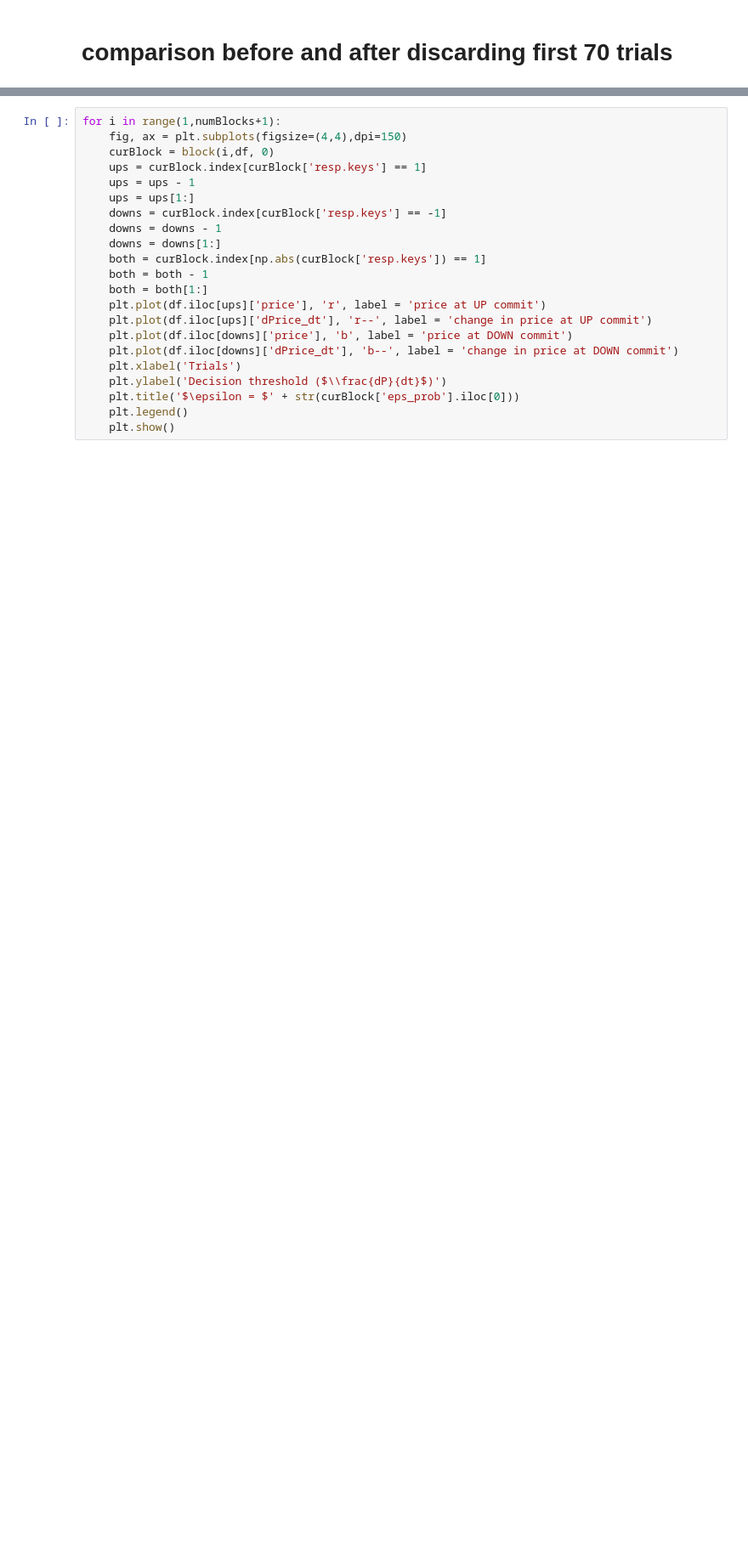
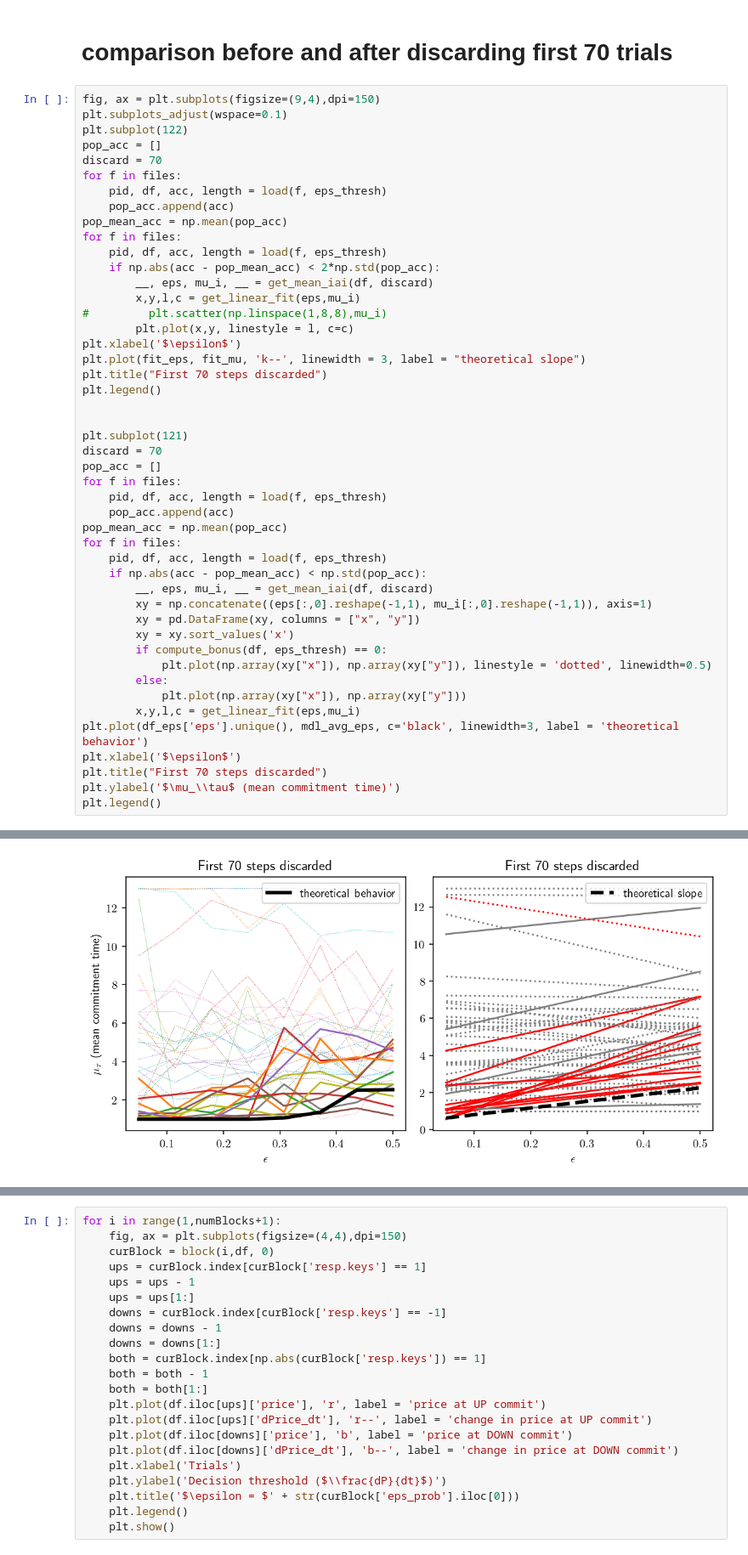
Before and after one commit to kalburge/stock-predict, a Jupyter notebook: pavlovia_exp/analyze_eps.ipynb, the cells around one changed output, grey strips where cells are left out. Shown at 85% size. Drawn from its saved outputs; the diff is of its cells as text; blank space fills up the shorter version.

```diff
--- a/pavlovia_exp/analyze_eps.ipynb
+++ b/pavlovia_exp/analyze_eps.ipynb
@@ -70,3 +127,51 @@ plt.plot(df_eps['eps'].unique(), mdl_avg_eps, c='black', linewidth=5)
 [figure]
 # %% [markdown]
 # comparison before and after discarding first 70 trials
+# %%
+fig, ax = plt.subplots(figsize=(9,4),dpi=150)
+plt.subplots_adjust(wspace=0.1)
+plt.subplot(122)
+pop_acc = []
+discard = 70
+for f in files:
+    pid, df, acc, length = load(f, eps_thresh)
+    pop_acc.append(acc)
+pop_mean_acc = np.mean(pop_acc)
+for f in files:
+    pid, df, acc, length = load(f, eps_thresh)
+    if np.abs(acc - pop_mean_acc) < 2*np.std(pop_acc):
+        __, eps, mu_i, __ = get_mean_iai(df, discard)
+        x,y,l,c = get_linear_fit(eps,mu_i)
+#         plt.scatter(np.linspace(1,8,8),mu_i)
+        plt.plot(x,y, linestyle = l, c=c)
+plt.xlabel('$\epsilon$')
+plt.plot(fit_eps, fit_mu, 'k--', linewidth = 3, label = "theoretical slope")
+plt.title("First 70 steps discarded")
+plt.legend()
+
+
+plt.subplot(121)
+discard = 70
+pop_acc = []
+for f in files:
+    pid, df, acc, length = load(f, eps_thresh)
+    pop_acc.append(acc)
+pop_mean_acc = np.mean(pop_acc)
+for f in files:
+    pid, df, acc, length = load(f, eps_thresh)
+    if np.abs(acc - pop_mean_acc) < np.std(pop_acc):
+        __, eps, mu_i, __ = get_mean_iai(df, discard)
+        xy = np.concatenate((eps[:,0].reshape(-1,1), mu_i[:,0].reshape(-1,1)), axis=1)
+        xy = pd.DataFrame(xy, columns = ["x", "y"])
+        xy = xy.sort_values('x')
+        if compute_bonus(df, eps_thresh) == 0:
+            plt.plot(np.array(xy["x"]), np.array(xy["y"]), linestyle = 'dotted', linewidth=0.5)
+        else:
+            plt.plot(np.array(xy["x"]), np.array(xy["y"]))
+        x,y,l,c = get_linear_fit(eps,mu_i)
+plt.plot(df_eps['eps'].unique(), mdl_avg_eps, c='black', linewidth=3, label = 'theoretical behavior')
+plt.xlabel('$\epsilon$')
+plt.title("First 70 steps discarded")
+plt.ylabel('$\mu_\\tau$ (mean commitment time)')
+plt.legend()
+# %% [output]
@@ -72,0 +179 @@ plt.plot(df_eps['eps'].unique(), mdl_avg_eps, c='black', linewidth=5)
+[figure, added]
```
Also changed, not shown: parts of 12 cells of this notebook, 2 other files.
